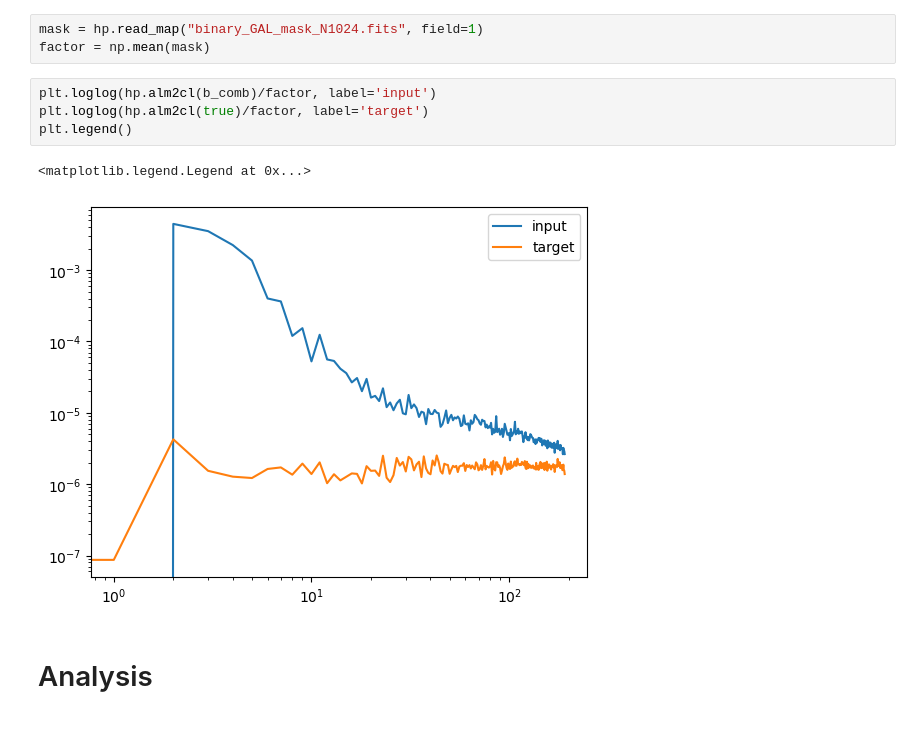
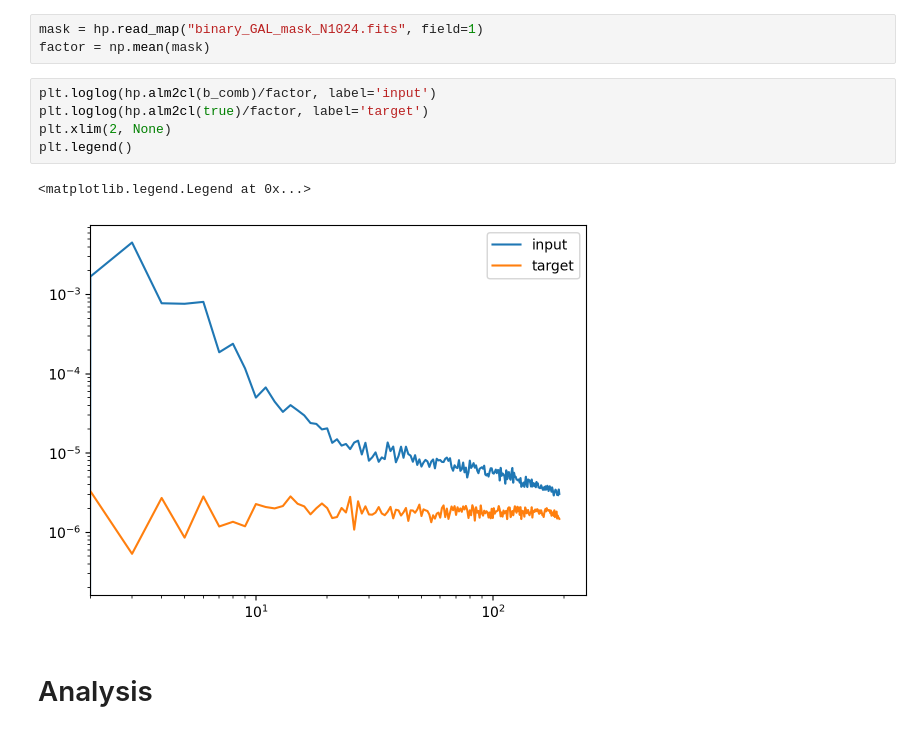
Before and after one commit to ev-watson/leakless, a Jupyter notebook: workspace.ipynb, the cells around one changed output. Drawn from its saved outputs; the diff is of its cells as text.

```diff
--- a/workspace.ipynb
+++ b/workspace.ipynb
@@ -143,9 +154,10 @@ factor = np.mean(mask)
 # %%
 plt.loglog(hp.alm2cl(b_comb)/factor, label='input')
 plt.loglog(hp.alm2cl(true)/factor, label='target')
+plt.xlim(2, None)
 plt.legend()
 # %% [output]
 <matplotlib.legend.Legend at 0x...>
-[figure, old version]
+[figure, new version]
 # %% [markdown]
 # Analysis
```
Also changed, not shown: parts of 17 cells of this notebook, 10 other files.
